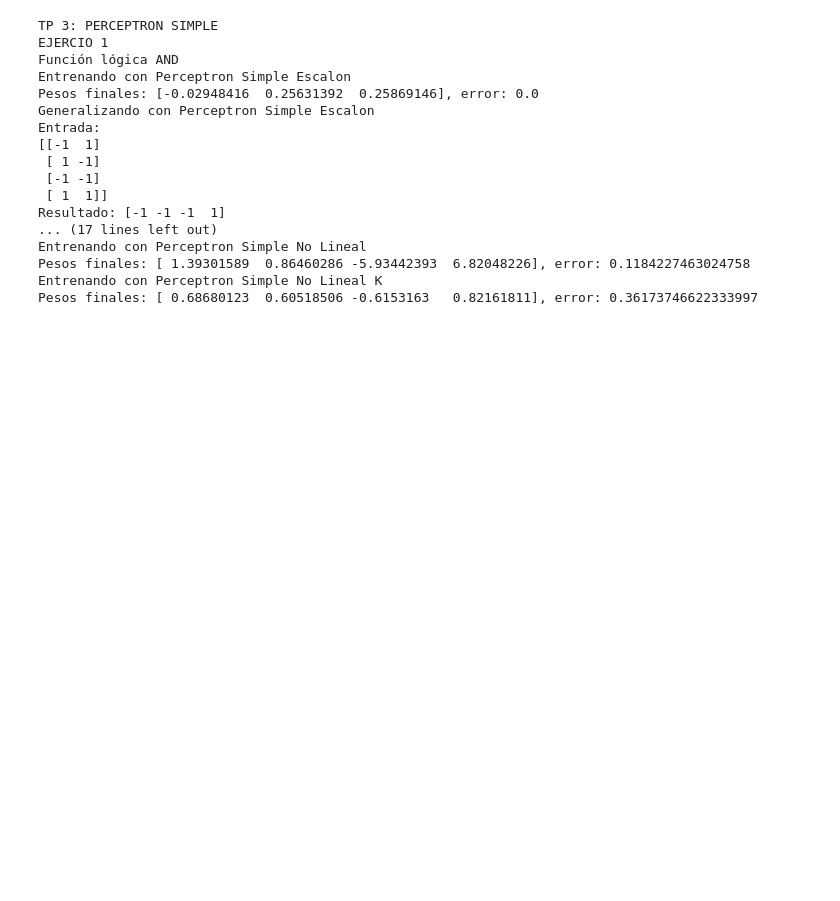
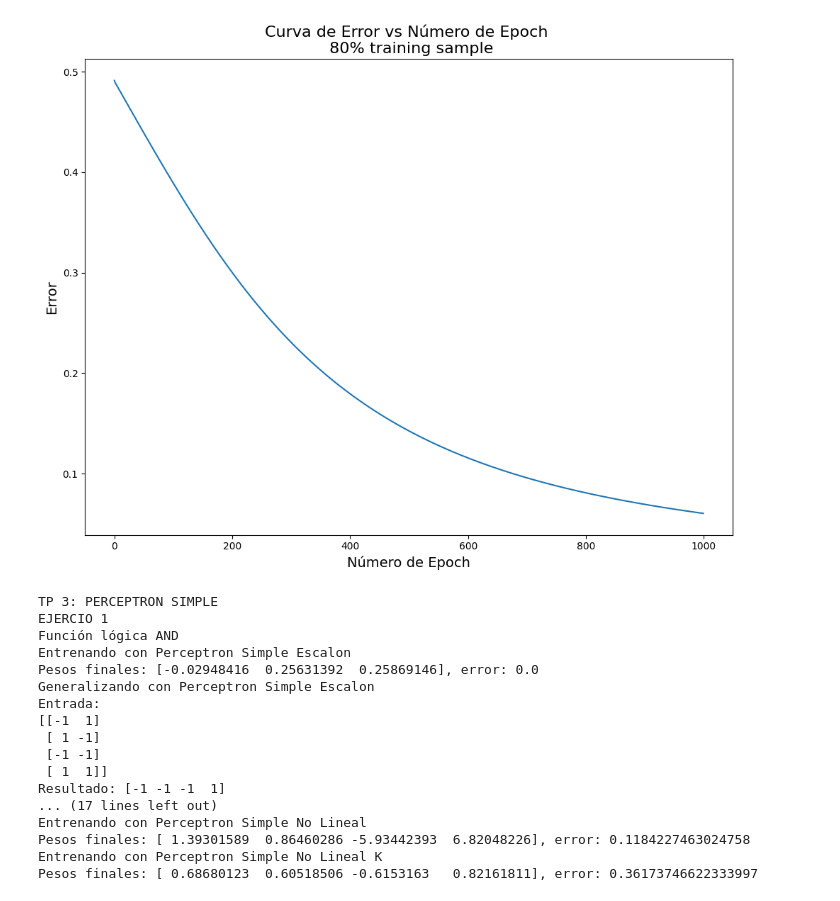
Before and after one commit to dariopenialoza/tp3, a Jupyter notebook: test.ipynb, the cells around one changed output. Saved outputs shown, nothing was run; the diff lists cells and outputs as text; code cells hidden in the pictures; blank space fills up the shorter version.

```diff
--- a/test.ipynb
+++ b/test.ipynb
@@ -1,3 +81,25 @@
+# %%
+import numpy as np
+import pandas as pd
+import seaborn as sns
+import matplotlib.pyplot as plt
+
+# Leer los datos del archivo CSV
+datos = pd.read_csv('perceptron_simple_NOlineal_error_c-1000-0.1-1.0.csv', header=None, names=['Epoch', 'Error'])
+
+# Crear figura y ejes
+fig, ax = plt.subplots(figsize=(10, 8))
+# Graficar la curva (segundo gráfico)
+sns.lineplot(x='Epoch', y='Error', data=datos, ax=ax)
+ax.set_xlabel("Número de Epoch", fontsize=14)
+ax.set_ylabel("Error", fontsize=14)
+ax.set_title("Curva de Error vs Número de Epoch \n 80% training sample", fontsize=16)
+
+# Ajustar espacios
+plt.tight_layout()
+plt.show()
+# %% [output]
+[figure, added]
 # %%
 from main import main
 
```
Also changed, not shown: parts of 7 cells of this notebook, 11 other files.
